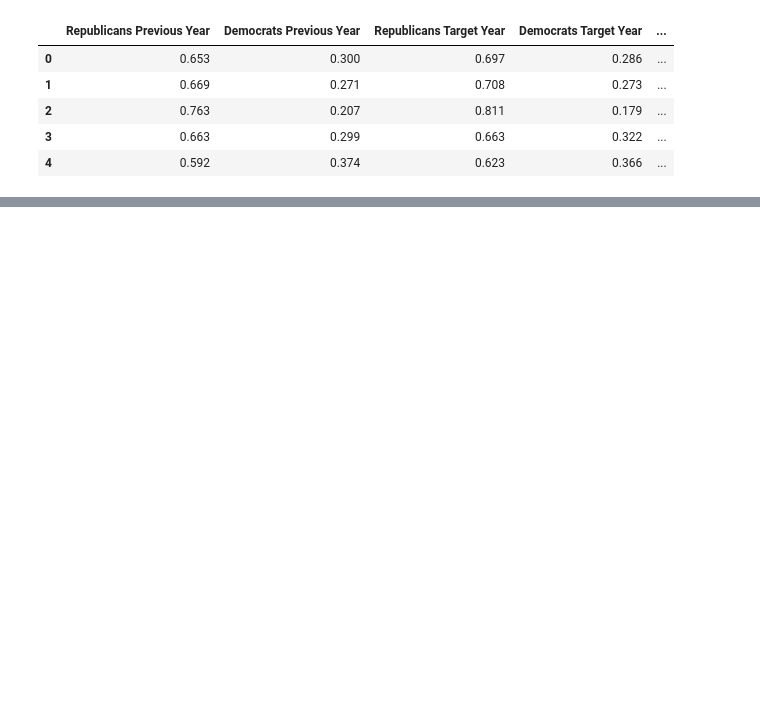
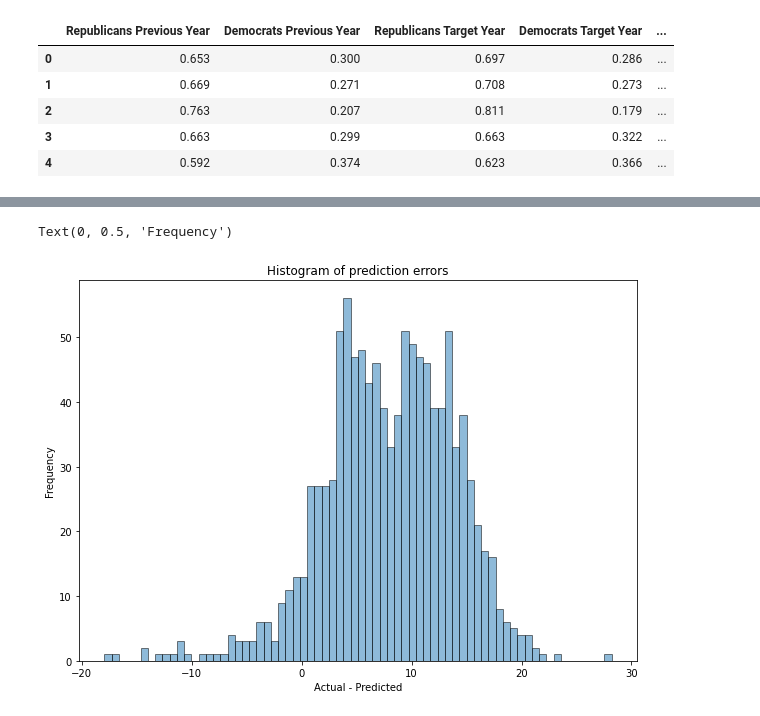
Before and after one commit to eweed001/ORIE-4741-Project, a Jupyter notebook: Model Construction2.ipynb, the cells around one changed output, grey strips where cells are left out. Drawn from its saved outputs; the diff is of its cells as text; code cells hidden in the pictures; blank space fills up the shorter version.

```diff
--- a/Model Construction2.ipynb
+++ b/Model Construction2.ipynb
@@ -628,3 +668,10 @@ df2020full.head()
 | 2 | 0.763 | 0.207 | 0.811 | 0.179 | ... |
 | 3 | 0.663 | 0.299 | 0.663 | 0.322 | ... |
 | 4 | 0.592 | 0.374 | 0.623 | 0.366 | ... |
+# %%
+#Transforming vote share to match scale of our 2016 data
+df2020full['Republicans Previous Year'] = df2020full['Republicans Previous Year']*100
+df2020full['Democrats Previous Year'] = df2020full['Democrats Previous Year'] *100
+df2020full['Republicans Target Year'] = df2020full['Republicans Target Year']*100
+df2020full['Democrats Target Year'] = df2020full['Democrats Target Year']*100
+df2020full.head()
@@ -730,0 +794,15 @@ print(mse_minus_gender)
+# %%
+# Let's look at some graphs to visualize the errors here
+
+#Histogram of prediction errors for 2020 data without edu
+diff = test_target2020without_edu2-full2020_preds2
+fig, ax = plt.subplots(figsize = (10,7))
+counts,bins,patches = ax.hist(diff,bins = 70, histtype = 'bar', ec = 'black', alpha = 0.5)
+#ax.set_xticks(bins)
+#plt.xticks(rotation = 'vertical')
+plt.title('Histogram of prediction errors')
+plt.xlabel('Actual - Predicted')
+plt.ylabel('Frequency')
+# %% [output]
+Text(0, 0.5, 'Frequency')
+[figure, added]
```
Also changed, not shown: parts of 45 cells of this notebook.
